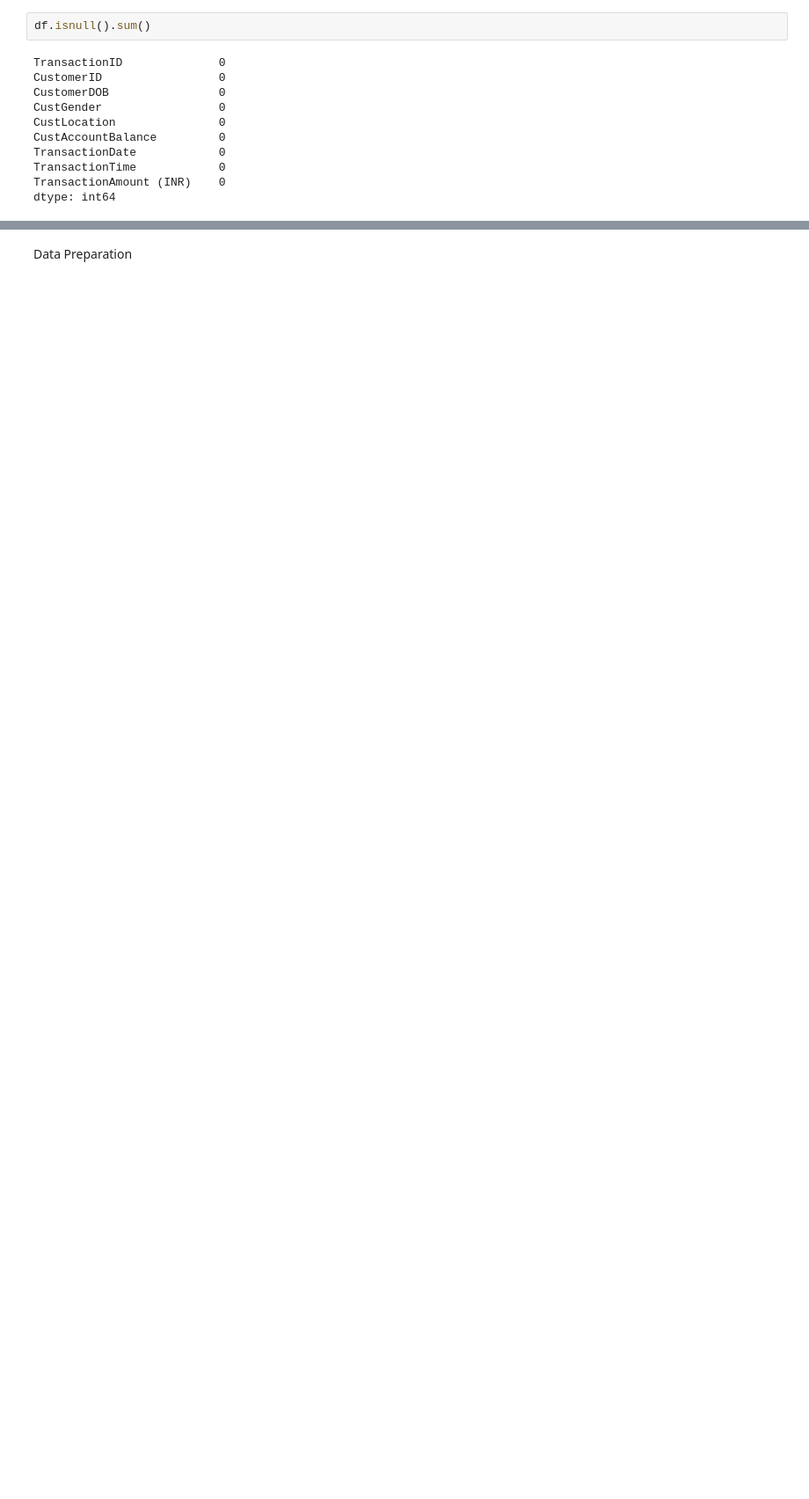
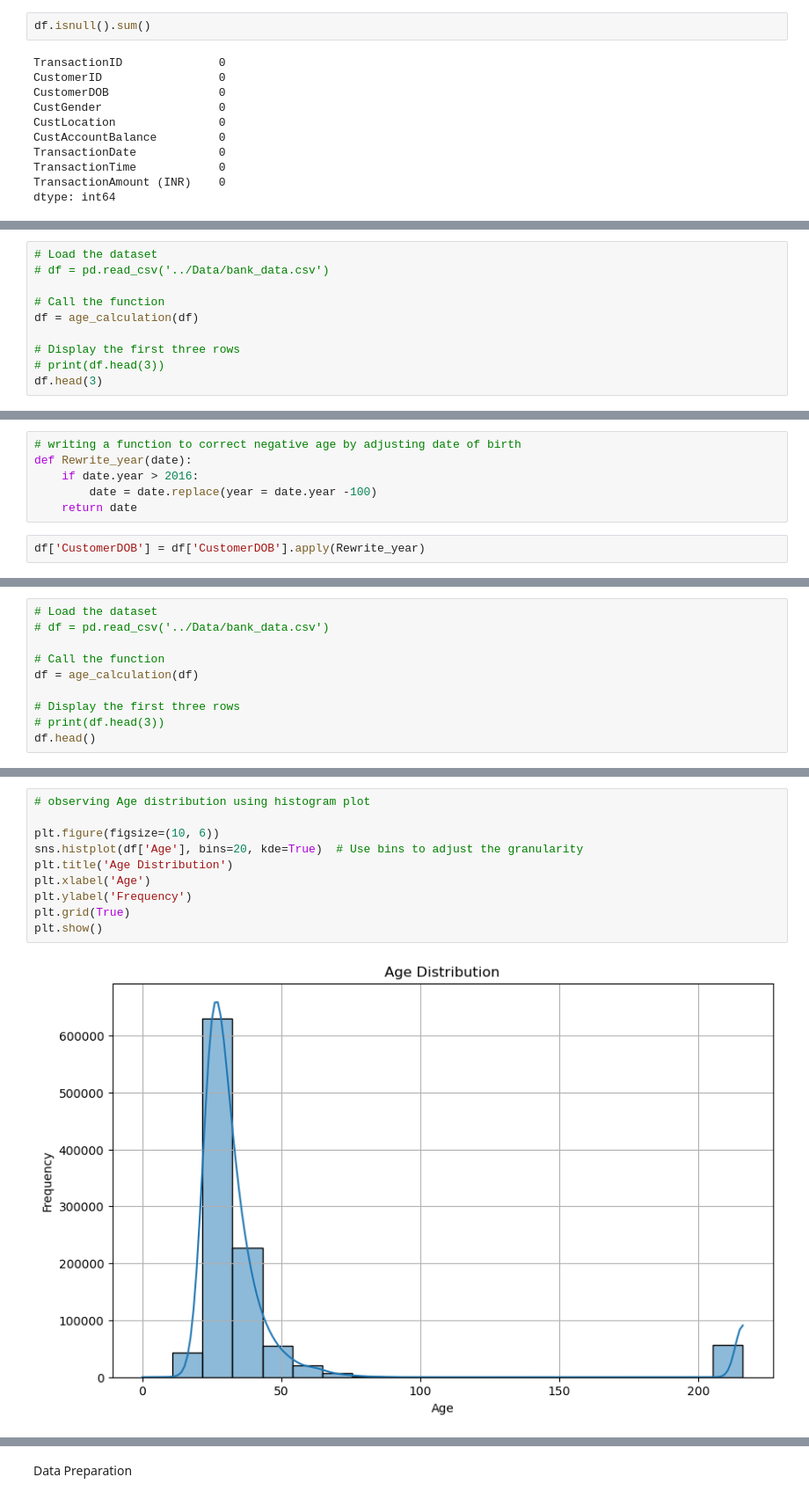
Before and after one commit to joachinhimself/RFM-Analysis, a Jupyter notebook: Notebooks/RFM Analysis Solution.ipynb, the cells around one changed output, grey strips where cells are left out. Shown at 88% size. Saved outputs shown, nothing was run; the diff lists cells and outputs as text; blank space fills up the shorter version.

Commit message:
continuation of data cleaning

```diff
--- a/Notebooks/RFM Analysis Solution.ipynb
+++ b/Notebooks/RFM Analysis Solution.ipynb
@@ -171,0 +264,10 @@ dtype: int64
+# %%
+# Load the dataset
+# df = pd.read_csv('../Data/bank_data.csv')
+
+# Call the function
+df = age_calculation(df)
+
+# Display the first three rows
+# print(df.head(3))
+df.head(3)
@@ -171,0 +295,8 @@ dtype: int64
+# %%
+# writing a function to correct negative age by adjusting date of birth
+def Rewrite_year(date):
+    if date.year > 2016:
+        date = date.replace(year = date.year -100)
+    return date
+# %%
+df['CustomerDOB'] = df['CustomerDOB'].apply(Rewrite_year)
@@ -171,0 +309,10 @@ dtype: int64
+# %%
+# Load the dataset
+# df = pd.read_csv('../Data/bank_data.csv')
+
+# Call the function
+df = age_calculation(df)
+
+# Display the first three rows
+# print(df.head(3))
+df.head()
@@ -171,0 +326,12 @@ dtype: int64
+# %%
+# observing Age distribution using histogram plot
+
+plt.figure(figsize=(10, 6))
+sns.histplot(df['Age'], bins=20, kde=True)  # Use bins to adjust the granularity
+plt.title('Age Distribution')
+plt.xlabel('Age')
+plt.ylabel('Frequency')
+plt.grid(True)
+plt.show()
+# %% [output]
+[figure, added]
```
Also changed, not shown: parts of 39 cells of this notebook.
